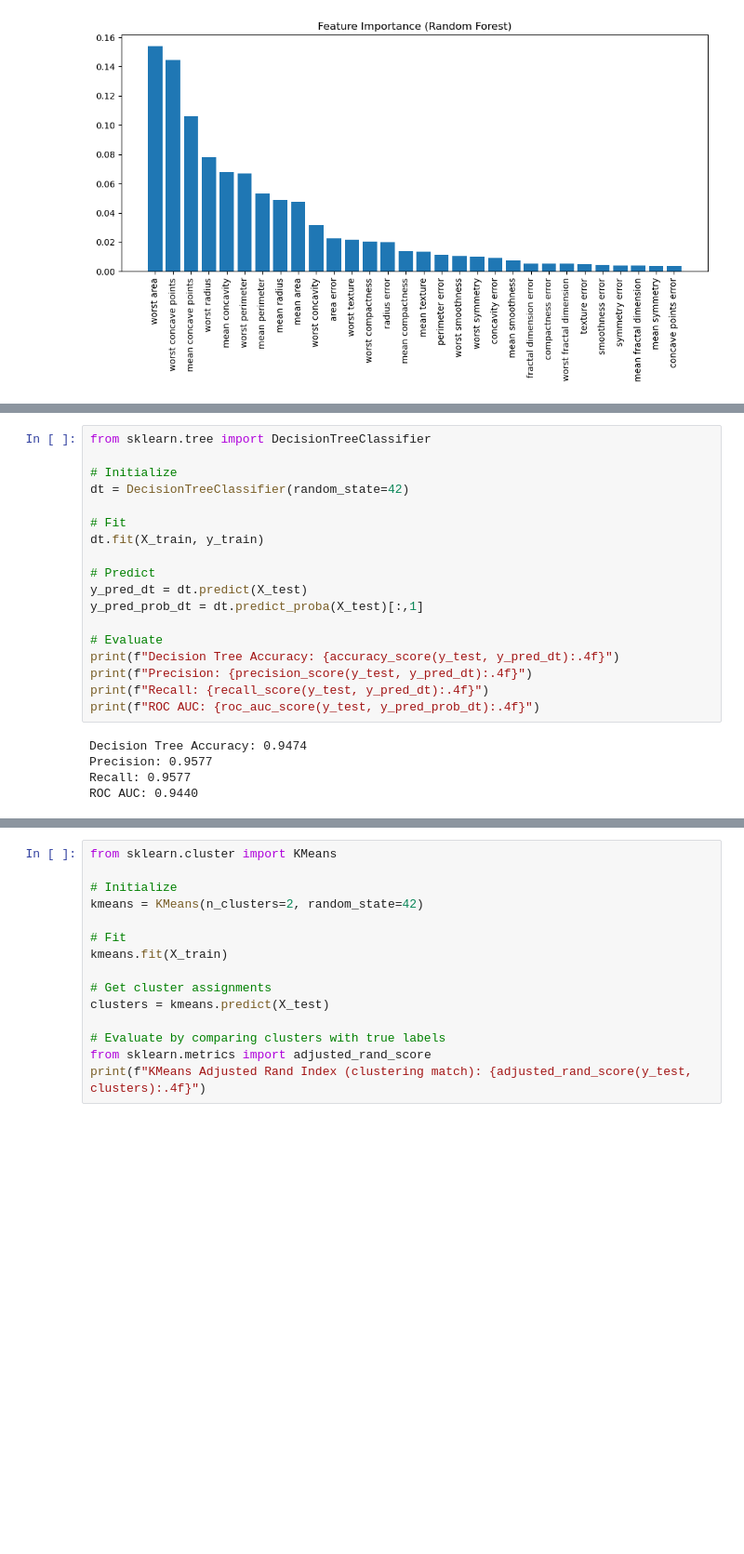
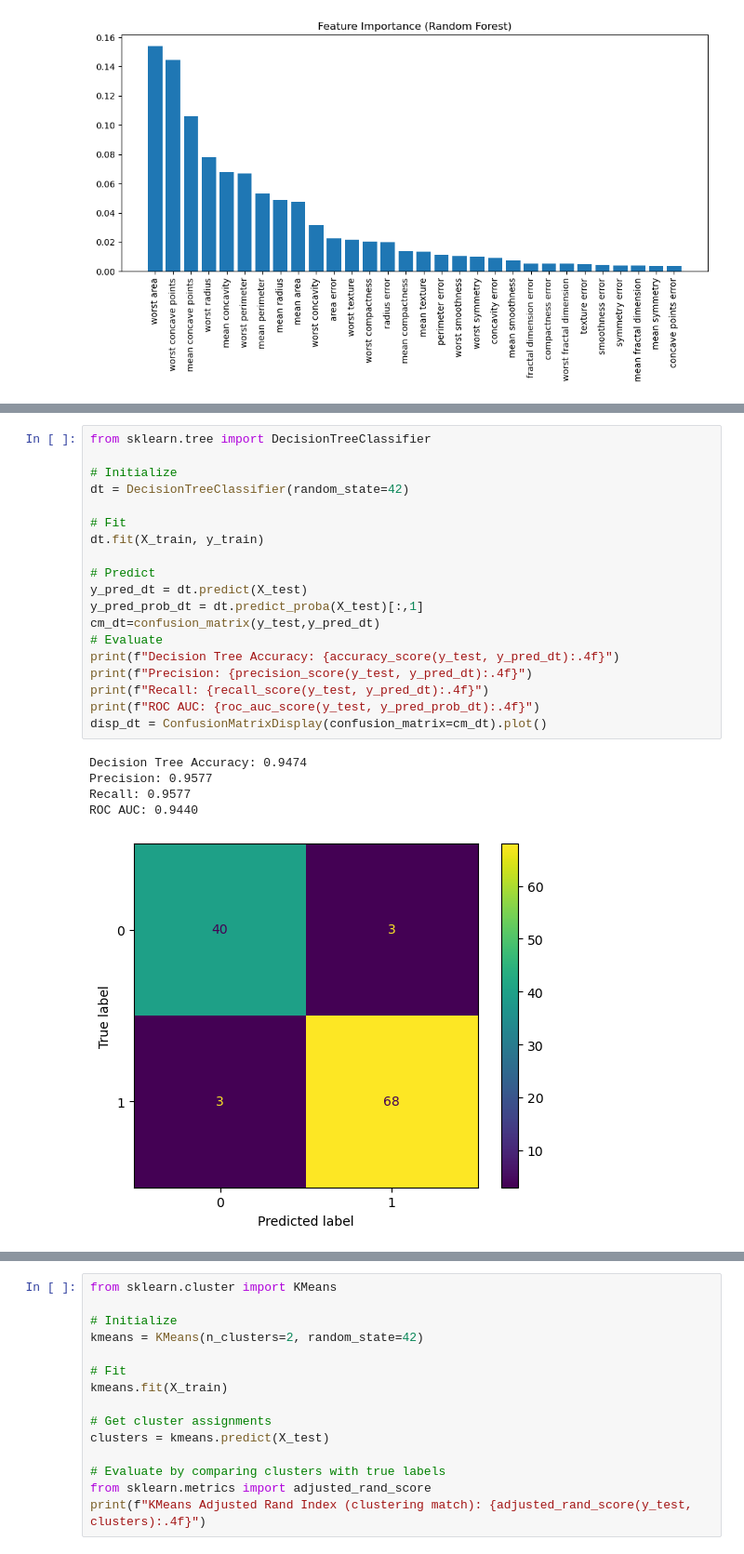
Before and after one commit to kumsquare/BreastCancer, a Jupyter notebook: MLMiniProject.ipynb, the cells around one changed output, grey strips where cells are left out. Shown: that part at 93% size. Drawn from its saved outputs; the diff is of its cells as text; blank space fills up the shorter version.

```diff
--- a/MLMiniProject.ipynb
+++ b/MLMiniProject.ipynb
@@ -170,25 +205,27 @@ ROC AUC: 0.9934
 # %%
 from sklearn.tree import DecisionTreeClassifier
 
 # Initialize
 dt = DecisionTreeClassifier(random_state=42)
 
 # Fit
 dt.fit(X_train, y_train)
 
 # Predict
 y_pred_dt = dt.predict(X_test)
 y_pred_prob_dt = dt.predict_proba(X_test)[:,1]
-
+cm_dt=confusion_matrix(y_test,y_pred_dt)
 # Evaluate
 print(f"Decision Tree Accuracy: {accuracy_score(y_test, y_pred_dt):.4f}")
 print(f"Precision: {precision_score(y_test, y_pred_dt):.4f}")
 print(f"Recall: {recall_score(y_test, y_pred_dt):.4f}")
 print(f"ROC AUC: {roc_auc_score(y_test, y_pred_prob_dt):.4f}")
+disp_dt = ConfusionMatrixDisplay(confusion_matrix=cm_dt).plot()
 # %% [output]
 Decision Tree Accuracy: 0.9474
 Precision: 0.9577
 Recall: 0.9577
 ROC AUC: 0.9440
+[figure, added]
 # %%
 from sklearn.neighbors import KNeighborsClassifier
```
Also changed, not shown: parts of 14 cells of this notebook.
